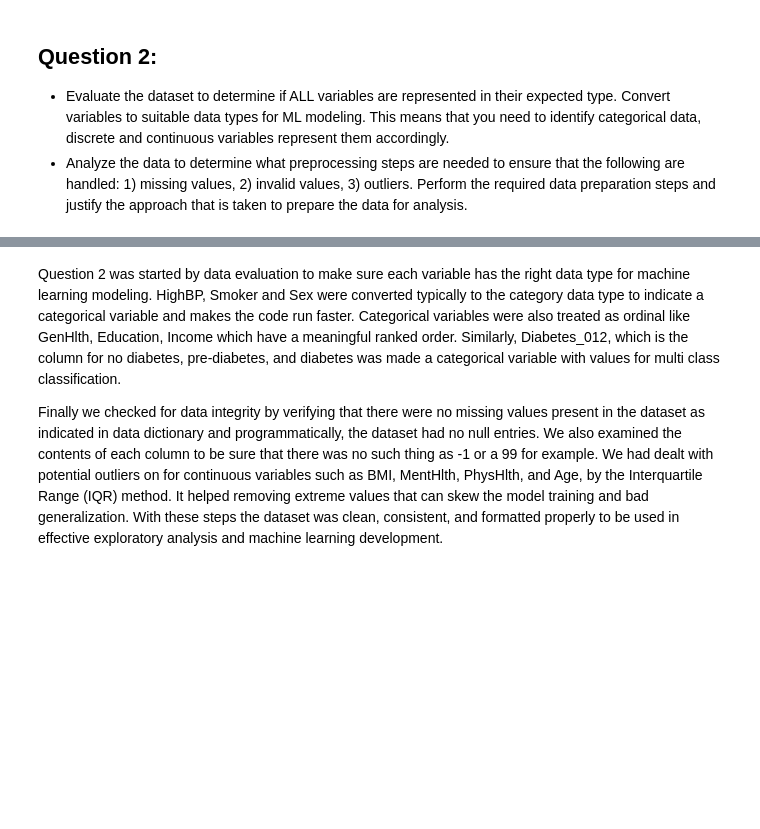
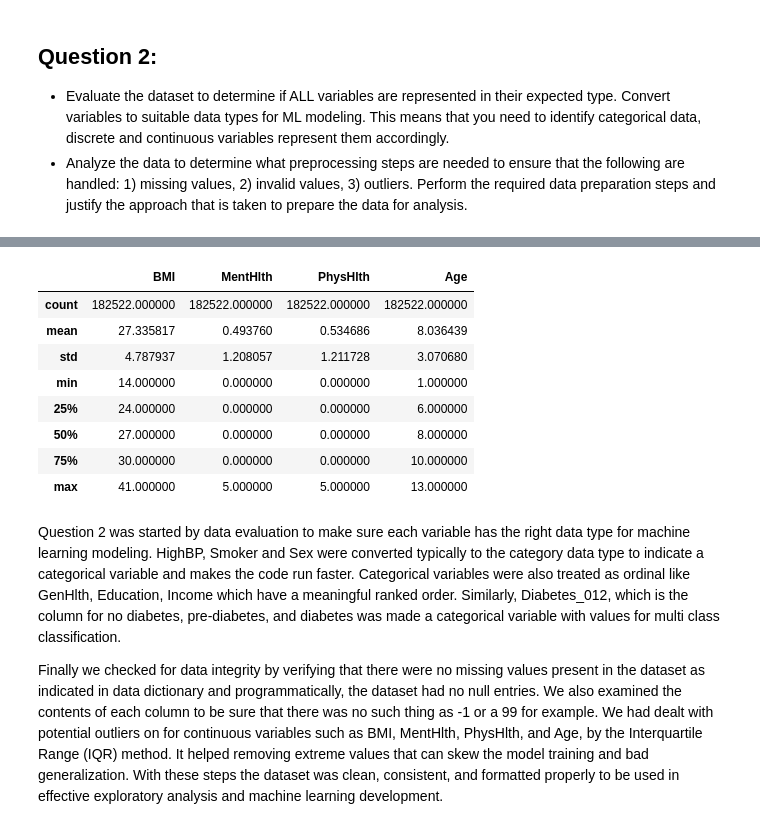
Before and after one commit to jttw1953/ds_practicum_3, a Jupyter notebook: DS_Practicum_3.ipynb, the cells around one changed output, grey strips where cells are left out. Cells and saved outputs as stored; diff of their text form; code cells hidden in the pictures; blank space fills up the shorter version.

```diff
--- a/DS_Practicum_3.ipynb
+++ b/DS_Practicum_3.ipynb
@@ -34,38 +95,30 @@ This data science project aims to develop a predictive model that is able to cla
 # %%
-# Import libraries
-import pandas as pd
-import numpy as np
-
-# Load the dataset
-df = pd.read_csv("diabetes_012_health_indicators_BRFSS2015.csv")
-
-# Step 1: Define column types
-binary_cols = [
-    'HighBP', 'HighChol', 'CholCheck', 'Smoker', 'Stroke',
-    'HeartDiseaseorAttack', 'PhysActivity', 'Fruits', 'Veggies',
-    'HvyAlcoholConsump', 'AnyHealthcare', 'NoDocbcCost', 'DiffWalk', 'Sex'
-]
-
-ordinal_cols = ['GenHlth', 'Education', 'Income']  # Ordinal scales
-target_col = 'Diabetes_012'  # Multi-class target: 0 = no diabetes, 1 = pre-diabetic, 2 = diabetic
-
-# Convert to category type
-df[binary_cols + ordinal_cols + [target_col]] = df[binary_cols + ordinal_cols + [target_col]].astype('category')
-
-# Step 3: Handle outliers in continuous columns
-continuous_cols = ['BMI', 'MentHlth', 'PhysHlth', 'Age']
+# Step 4: Handle outliers in continuous columns
+numerical_cols = ['BMI', 'MentHlth', 'PhysHlth', 'Age']
 
 def remove_outliers_iqr(df, col):
     Q1 = df[col].quantile(0.25)
     Q3 = df[col].quantile(0.75)
     IQR = Q3 - Q1
     lower = Q1 - 1.5 * IQR
     upper = Q3 + 1.5 * IQR
     return df[(df[col] >= lower) & (df[col] <= upper)]
 
 # Remove outliers from continuous variables
-for col in continuous_cols:
+for col in numerical_cols:
     df = remove_outliers_iqr(df, col)
+
+df.describe()
+# %% [output]
+|  | BMI | MentHlth | PhysHlth | Age |
+| count | 182522.000000 | 182522.000000 | 182522.000000 | 182522.000000 |
+| mean | 27.335817 | 0.493760 | 0.534686 | 8.036439 |
+| std | 4.787937 | 1.208057 | 1.211728 | 3.070680 |
+| min | 14.000000 | 0.000000 | 0.000000 | 1.000000 |
+| 25% | 24.000000 | 0.000000 | 0.000000 | 6.000000 |
+| 50% | 27.000000 | 0.000000 | 0.000000 | 8.000000 |
+| 75% | 30.000000 | 0.000000 | 0.000000 | 10.000000 |
+| max | 41.000000 | 5.000000 | 5.000000 | 13.000000 |
 # %% [markdown]
 Question 2 was started by data evaluation to make sure each variable has the right data type for machine learning modeling. HighBP, Smoker and Sex were converted typically to the category data type to indicate a categorical variable and makes the code run faster. Categorical variables were also treated as ordinal like GenHlth, Education, Income which have a meaningful ranked order. Similarly, Diabetes_012, which is the column for no diabetes, pre-diabetes, and diabetes was made a categorical variable with values for multi class classification.
 
```
Also changed, not shown: parts of 50 cells of this notebook.
